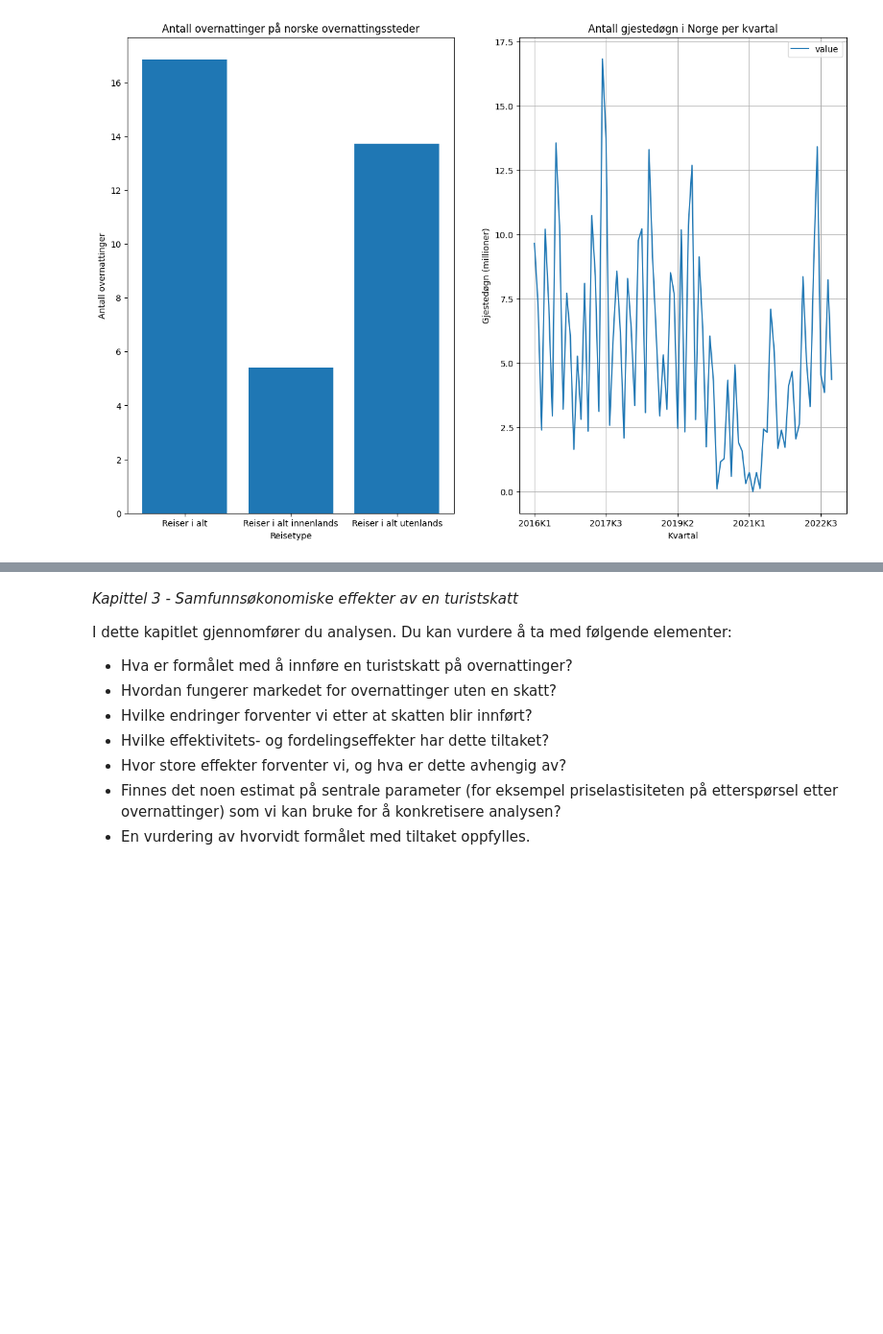
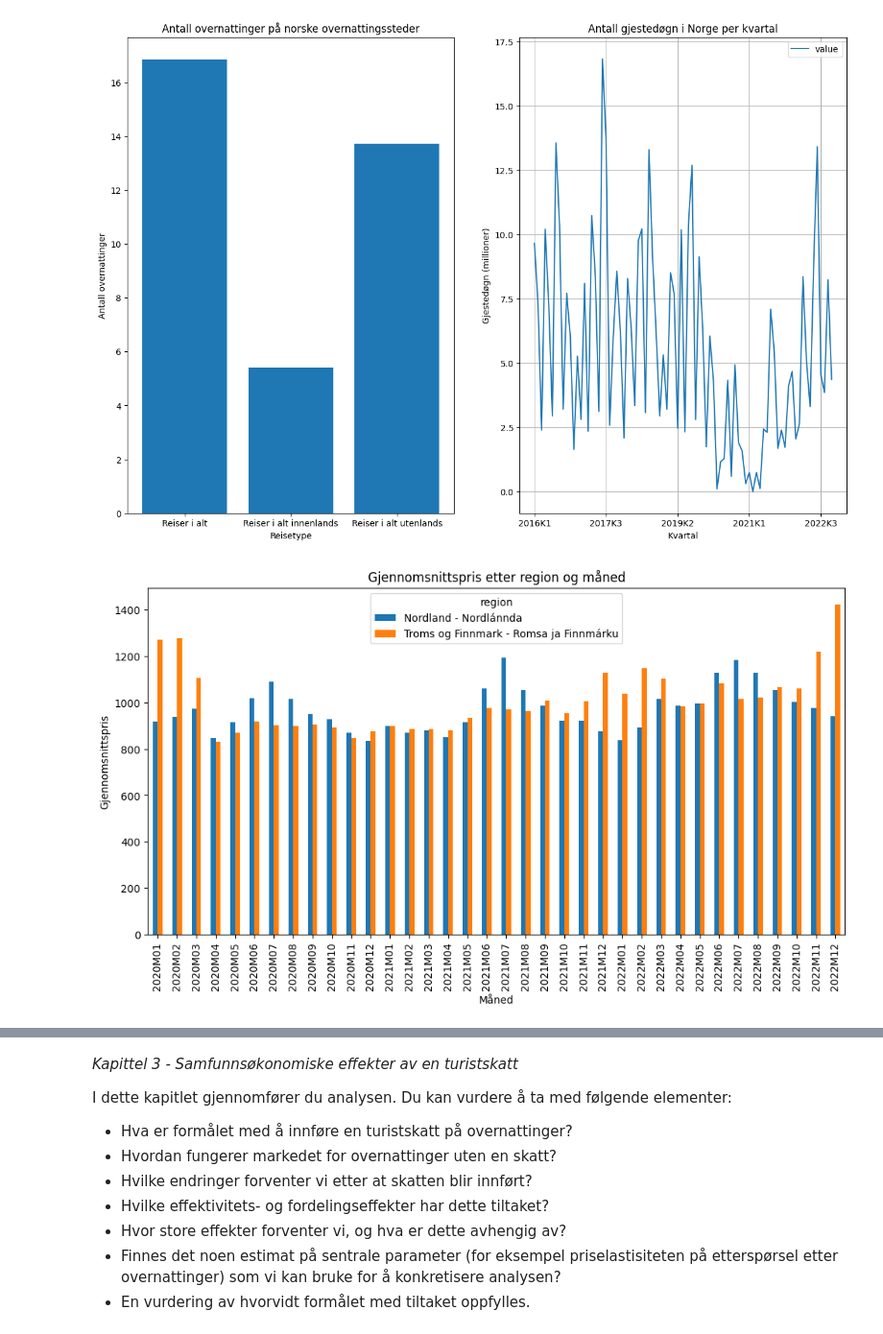
Before and after one commit to Jowiam/Kibisis, a Jupyter notebook: mappe1.ipynb, the cells around one changed output, grey strips where cells are left out. Shown at 96% size. Cells and saved outputs as stored; diff of their text form; code cells hidden in the pictures; blank space fills up the shorter version.

```diff
--- a/mappe1.ipynb
+++ b/mappe1.ipynb
@@ -296,3 +628,21 @@ df3, df_id3, ds3 = apiToDataframe(postUrl, apiQuery)
+# %%
+def apiToDataframe(postUrl, query):
+
+    # postUrl som spørringen skal postes mot
+    # Spørringen og endepunktet til API-et kan hentes fra Statistikkbanken.
+
+    res5 = requests.post(postUrl, json=query)
+    # legger resultat i ds. DS har i tillegg en del metadata
+    ds5 = pyjstat.Dataset.read(res5.text)
+    # skriver resultatet til to dataframes
+    # først dataframe med tekst
+    df5 = ds5.write('dataframe')
+    # deretter dataframe med koder
+    df_id5 = ds5.write('dataframe', naming='id')
+    # returnerer også ds i tilfelle en trenger metadata
+    return df5, df_id5, ds5
+
+df5, df_id5, ds5 = apiToDataframe(postUrl, apiQuery)
 # %% [markdown]
  *Kapittel 1 - Innledning*
 
@@ -391,3 +741,27 @@ ax.grid()
 plt.show()
 # %% [output]
 [figure]
+# %%
+import matplotlib.pyplot as plt
+
+# Velg de kolonnene i dataframen som du vil tegne et plott for
+data = df5[['region', 'måned', 'value']]
+
+# Grupper dataen etter region og beregn gjennomsnittsverdien for hver måned
+gruppert = data.groupby(['region', 'måned']).mean().reset_index()
+
+# Lag en pivot-tabell for å omforme dataen til et format som er egnet for tegning av plott
+pivot = gruppert.pivot(index='måned', columns='region', values='value')
+
+# Tegn dataene som et stolpeplott
+pivot.plot(kind='bar', figsize=(12, 6))
+
+# Legg til etiketter og tittel
+plt.xlabel("Måned")
+plt.ylabel("Gjennomsnittspris")
+plt.title("Gjennomsnittspris etter region og måned")
+
+# Vis plottet
+plt.show()
+# %% [output]
+[figure, added]
```
Also changed, not shown: parts of 17 cells of this notebook, 1 other file.
